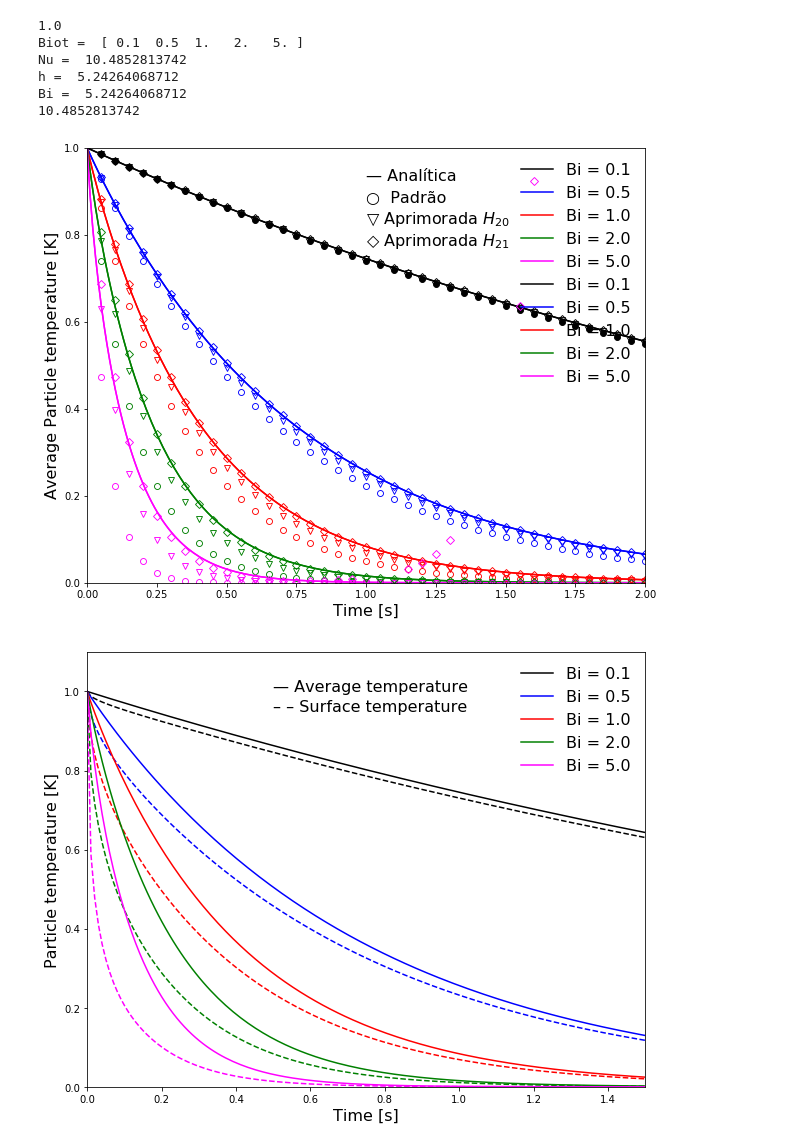
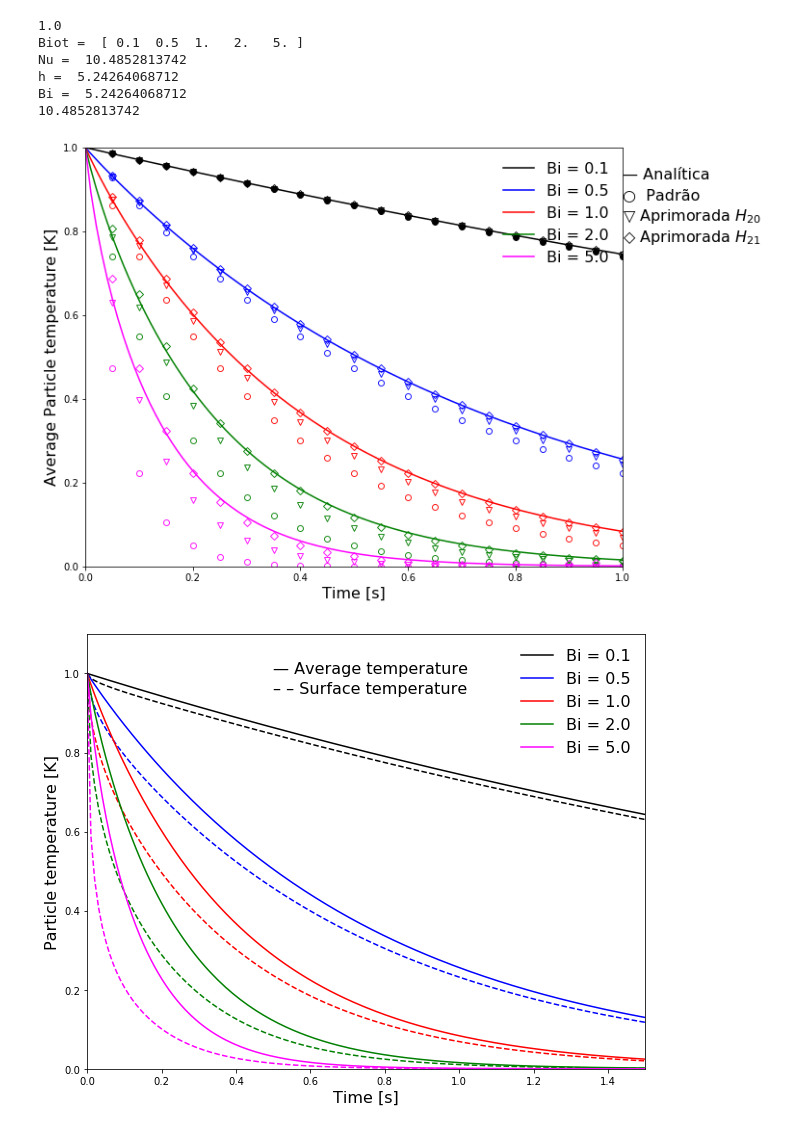
Before and after one commit to lucillalmeida/doutorado-validacoes, a Jupyter notebook: cooling_particle/Post-processing/Transient heat conduction in a solid sphere with convective boundary-comparison.ipynb, the cells around one changed output. Drawn from its saved outputs; the diff is of its cells as text; code cells hidden in the pictures.

```diff
--- a/cooling_particle/Post-processing/Transient heat conduction in a solid sphere with convective boundary-comparison.ipynb
+++ b/cooling_particle/Post-processing/Transient heat conduction in a solid sphere with convective boundary-comparison.ipynb
@@ -330,35 +330,35 @@ plt.plot(t_zero_way_Bi01_improved_h20, temp_zero_way_Bi01_improved_h20, linestyl
 plt.plot(t_zero_way_Bi05_improved_h20, temp_zero_way_Bi05_improved_h20, linestyle = "None", marker = 'v', markeredgecolor = "blue",
          markeredgewidth = 0.9, markevery=1, markerfacecolor = "none")
 plt.plot(t_zero_way_Bi1_improved_h20, temp_zero_way_Bi1_improved_h20, linestyle = "None", marker = 'v', markeredgecolor = "red",
          markeredgewidth = 0.9, markevery=1, markerfacecolor = "none")
 plt.plot(t_zero_way_Bi2_improved_h20, temp_zero_way_Bi2_improved_h20, linestyle = "None", marker = 'v', markeredgecolor = "green",
          markeredgewidth = 0.9, markevery=1, markerfacecolor = "none")
 plt.plot(t_zero_way_Bi5_improved_h20, temp_zero_way_Bi5_improved_h20, linestyle = "None", marker = 'v', markeredgecolor = "magenta",
          markeredgewidth = 0.9, markevery=1, markerfacecolor = "none")
 
 plt.plot(t_zero_way_Bi01_improved_h21, temp_zero_way_Bi01_improved_h21, linestyle = "None", marker = 'D', markeredgecolor = "black",
          markeredgewidth = 0.9, markevery=1, markerfacecolor = "none")
 plt.plot(t_zero_way_Bi05_improved_h21, temp_zero_way_Bi05_improved_h21, linestyle = "None", marker = 'D', markeredgecolor = "blue",
          markeredgewidth = 0.9, markevery=1, markerfacecolor = "none")
 plt.plot(t_zero_way_Bi1_improved_h21, temp_zero_way_Bi1_improved_h21, linestyle = "None", marker = 'D', markeredgecolor = "red",
          markeredgewidth = 0.9, markevery=1, markerfacecolor = "none")
 plt.plot(t_zero_way_Bi2_improved_h21, temp_zero_way_Bi2_improved_h21, linestyle = "None", marker = 'D', markeredgecolor = "green",
          markeredgewidth = 0.9, markevery=1, markerfacecolor = "none")
 plt.plot(t_zero_way_Bi5_improved_h21, temp_zero_way_Bi5_improved_h21, linestyle = "None", marker = 'D', markeredgecolor = "magenta",
          markeredgewidth = 0.9, markevery=1, markerfacecolor = "none")
 
-plt.xlim(0, 2)
+plt.xlim(0, 1)
 plt.ylim(0, 1)
 plt.legend(fontsize=16, loc='upper right', frameon=False)
 plt.ylabel('Average Particle temperature [K]', fontsize=16)
 plt.xlabel('Time [s]', fontsize=16)
 plt.annotate('\u2014 Analítica',xy=(1.0, 0.925), fontsize=16)
 plt.annotate('\u25CB  Padrão', xy=(1.0, 0.875), fontsize=16)
 plt.annotate('\u25BD Aprimorada $H_{20}$', xy=(1.0, 0.825), fontsize=16)
 plt.annotate('\u25C7 Aprimorada $H_{21}$', xy=(1.0, 0.775), fontsize=16)
 plt.show()
 # %% [output]
-[figure, old version]
+[figure, new version]
 # %%
 plt.rcParams["figure.figsize"] = (10.0, 8.0)
 plt.plot(t,temperature_list[0], linestyle = "--", color = "black")
```
Also changed, not shown: parts of 1 cell of this notebook, 7 other files.
